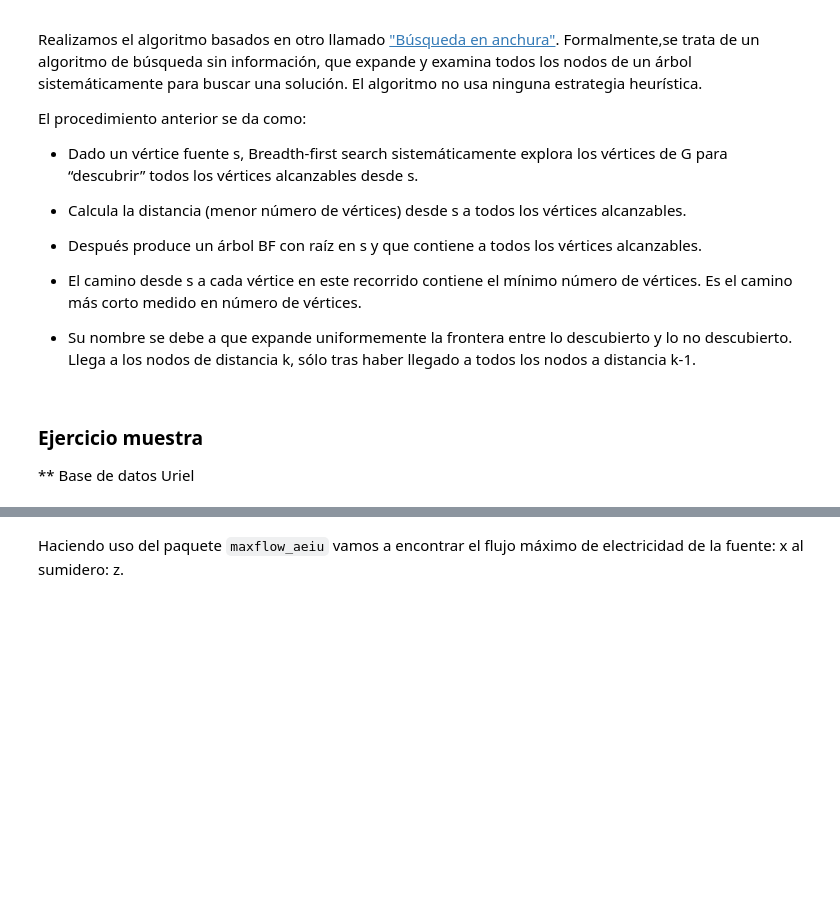
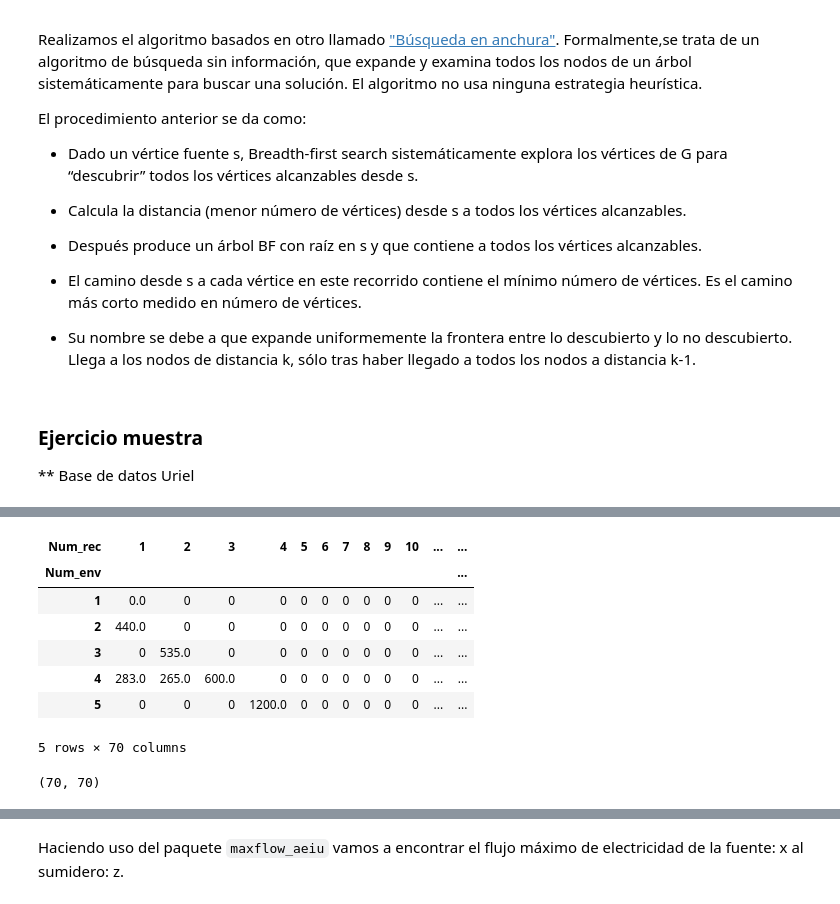
Before and after one commit to optimizacion-2-2022-gh-classroom/practica-1-segunda-parte-LuzVerde23, a Jupyter notebook: reporte_equipo_2_parte_2_practica_1.ipynb, the cells around one changed output, grey strips where cells are left out. Saved outputs shown, nothing was run; the diff lists cells and outputs as text; code cells hidden in the pictures; blank space fills up the shorter version.

```diff
--- a/reporte_equipo_2_parte_2_practica_1.ipynb
+++ b/reporte_equipo_2_parte_2_practica_1.ipynb
@@ -114,0 +129,5 @@ El procedimiento anterior se da como:
+# %%
+data_long=data[["Num_env", "Num_rec", "Cap"]]
+data_long=data_long.replace(',','', regex=True)
+data_long = data_long.apply(pd.to_numeric)
+data_long.head()
@@ -114,0 +141,4 @@ El procedimiento anterior se da como:
+# %%
+#data_long=data_long.groupby(['Num_env','Num_rec']).agg({'Cap': 'sum'})
+data_long=data_long.drop_duplicates()
+data_long.shape
@@ -114,0 +147,3 @@ El procedimiento anterior se da como:
+# %%
+data_long.index=range(1,272)
+data_long
@@ -114,0 +164,42 @@ El procedimiento anterior se da como:
+# %%
+data_long.loc[274]=[1,1,0]
+data_long.loc[275]=[6,6,0]
+data_long.loc[276]=[10,10,0]
+data_long.loc[277]=[12,12,0]
+data_long.loc[278]=[13,13,0]
+data_long.loc[279]=[17,17,0]
+data_long.loc[280]=[21,21,0]
+data_long.loc[281]=[22,22,0]
+data_long.loc[282]=[25,25,0]
+data_long.loc[283]=[27,27,0]
+data_long.loc[284]=[35,35,0]
+data_long.loc[285]=[48,48,0]
+data_long.loc[286]=[49,49,0]
+data_long.loc[287]=[53,53,0]
+data_long.loc[288]=[56,56,0]
+data_long.loc[289]=[57,57,0]
+data_long.loc[290]=[59,59,0]
+data_long.loc[291]=[65,65,0]
+data_long.loc[292]=[68,68,0]
+data_long.loc[293]=[70,70,0]
+# %%
+data_wide=data_long.pivot_table(index="Num_env",
+                           columns="Num_rec",
+                           values="Cap",
+                           aggfunc=np.sum,
+                           fill_value="0")
+data_wide.head()
+# %% [output]
+| Num_rec | 1 | 2 | 3 | 4 | 5 | 6 | 7 | 8 | 9 | 10 | ... | ... |
+| Num_env |  |  |  |  |  |  |  |  |  |  |  | ... |
+| 1 | 0.0 | 0 | 0 | 0 | 0 | 0 | 0 | 0 | 0 | 0 | ... | ... |
+| 2 | 440.0 | 0 | 0 | 0 | 0 | 0 | 0 | 0 | 0 | 0 | ... | ... |
+| 3 | 0 | 535.0 | 0 | 0 | 0 | 0 | 0 | 0 | 0 | 0 | ... | ... |
+| 4 | 283.0 | 265.0 | 600.0 | 0 | 0 | 0 | 0 | 0 | 0 | 0 | ... | ... |
+| 5 | 0 | 0 | 0 | 1200.0 | 0 | 0 | 0 | 0 | 0 | 0 | ... | ... |
+5 rows × 70 columns
+# %%
+graph=data_wide.to_numpy()
+graph.shape
+# %% [output]
+(70, 70)
```
Also changed, not shown: parts of 10 cells of this notebook.
